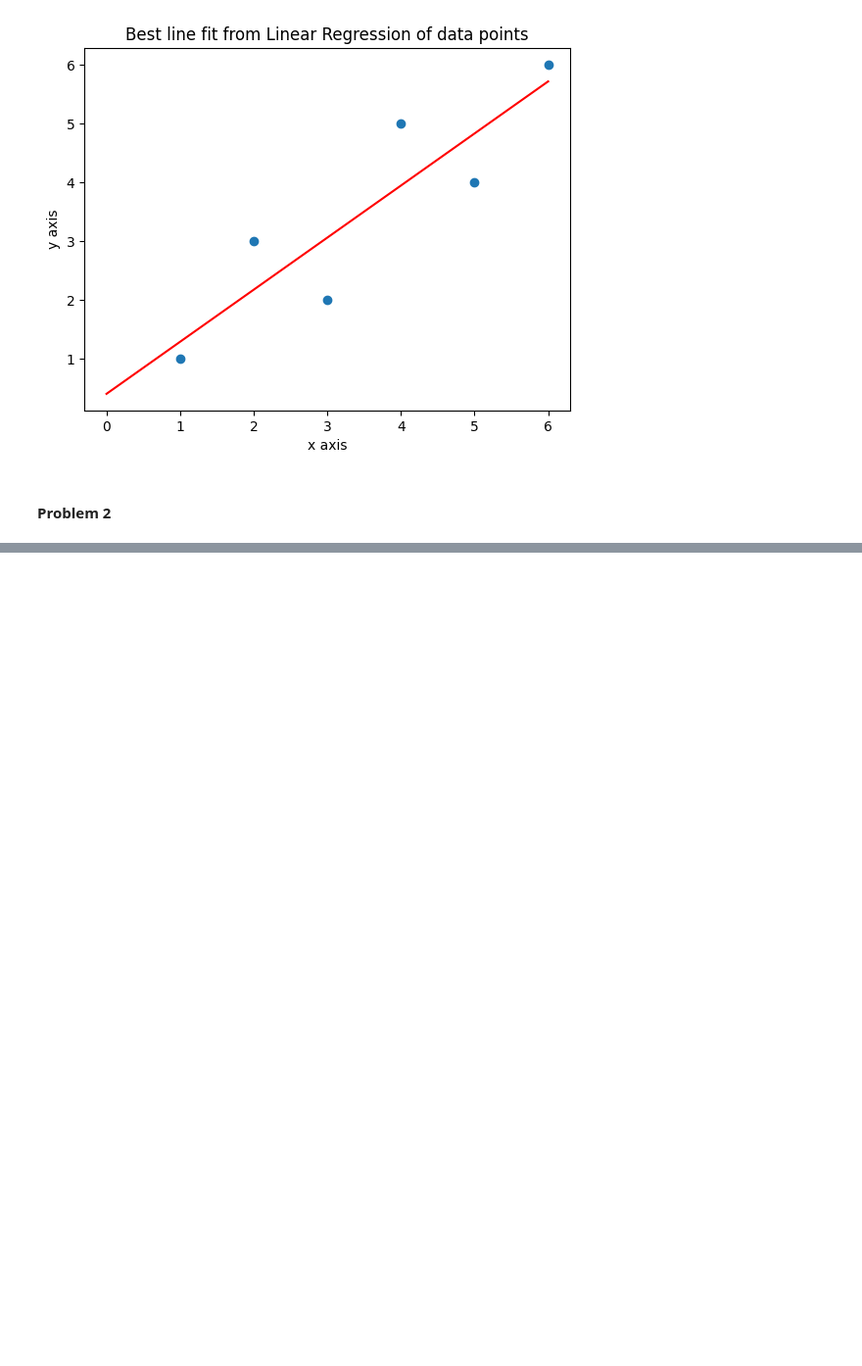
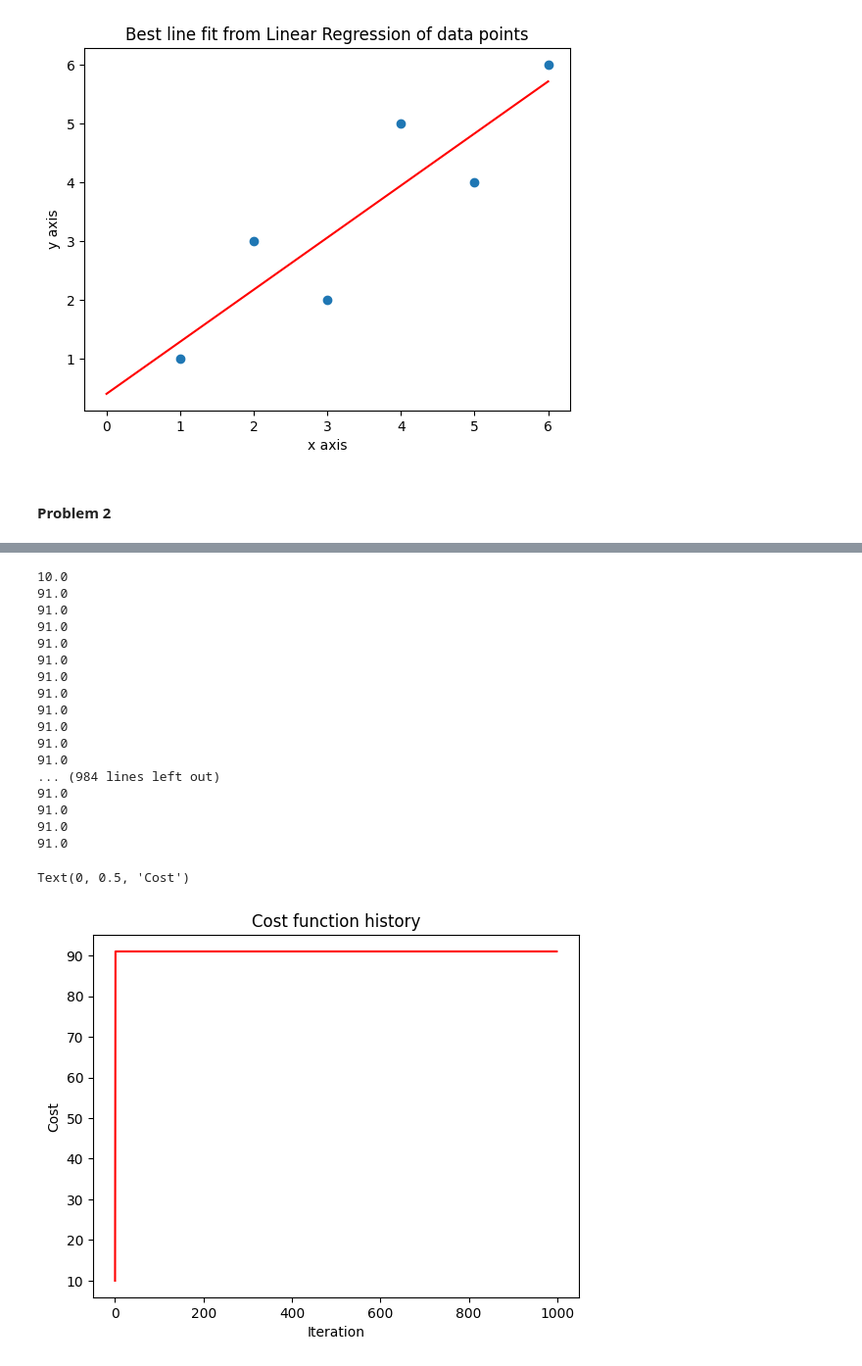
Before and after one commit to eladsimantov/Applied-ML-For-Engineers, a Jupyter notebook: HWks/HW2/HW2.ipynb, the cells around one changed output, grey strips where cells are left out. Shown at 98% size. Saved outputs shown, nothing was run; the diff lists cells and outputs as text; code cells hidden in the pictures; blank space fills up the shorter version.

```diff
--- a/HWks/HW2/HW2.ipynb
+++ b/HWks/HW2/HW2.ipynb
@@ -97,0 +129,59 @@ i = 1000
+# %%
+# fix
+# Define the data points
+y = np.array([1, 3, 2, 5, 4, 6])
+x = np.array([[1 for _ in range(len(y))],
+             [1, 2, 3, 4, 5, 6]])
+m = len(x)
+
+# Define learning rate and number of iterations
+alpha = 0.001
+n = 1000
+
+# Define initial guess of beta_0 and beta_1
+betas = np.array([1, 1]).T
+
+# Init a cost list
+cost = []
+iteration = []
+
+for i in range(n):
+    # Define the loss as function of beta
+    J = (1 / 2 * m) * sum((betas @ x - y)**2)
+    cost += [J]
+    iteration += [i]
+    print(J)
+
+    # Define derivatives
+    dJ_dbeta_0 = (1/m)*sum(((betas @ x - y)**2))
+    dJ_dbeta_1 = (1/m)*sum((((betas @ x)*x[1] - y*x[1])))
+
+    # Update the parameters from derivatives of J w.r.t. beta_i and setting to zero.
+    betas[0] = betas[0] - alpha * dJ_dbeta_0
+    betas[1] = betas[1] - alpha * dJ_dbeta_1
+
+# Plot the cost history
+plt.plot(iteration, cost, "r-")
+plt.title("Cost function history")
+plt.xlabel("Iteration")
+plt.ylabel("Cost")
+# %% [output]
+10.0
+91.0
+91.0
+91.0
+91.0
+91.0
+91.0
+91.0
+91.0
+91.0
+91.0
+91.0
+... (984 lines left out)
+91.0
+91.0
+91.0
+91.0
+Text(0, 0.5, 'Cost')
+[figure, added]
```
Also changed, not shown: parts of 13 cells of this notebook.
